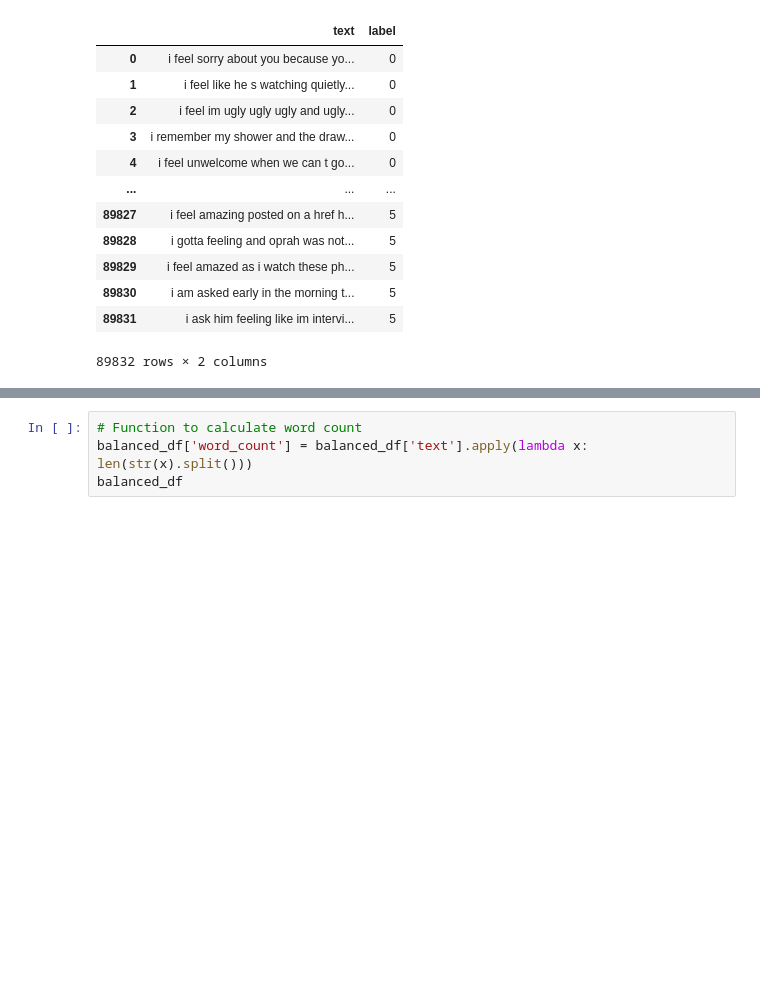
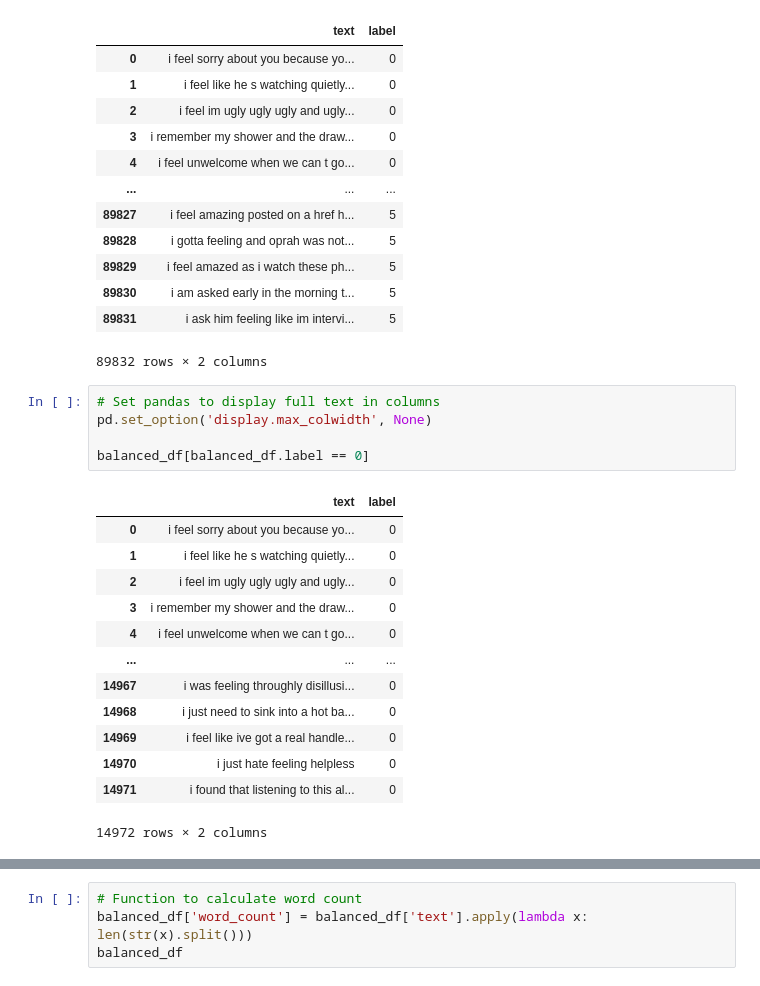
Before and after one commit to Spring-of-Vision/Deep-Learning-NLP, a Jupyter notebook: Bag of Words.ipynb, the cells around one changed output, grey strips where cells are left out. Drawn from its saved outputs; the diff is of its cells as text; blank space fills up the shorter version.

```diff
--- a/Bag of Words.ipynb
+++ b/Bag of Words.ipynb
@@ -114,3 +117,22 @@ balanced_df
 | 89830 | i am asked early in the morning t... | 5 |
 | 89831 | i ask him feeling like im intervi... | 5 |
 89832 rows × 2 columns
+# %%
+# Set pandas to display full text in columns
+pd.set_option('display.max_colwidth', None)
+
+balanced_df[balanced_df.label == 0]
+# %% [output]
+|  | text | label |
+| 0 | i feel sorry about you because yo... | 0 |
+| 1 | i feel like he s watching quietly... | 0 |
+| 2 | i feel im ugly ugly ugly and ugly... | 0 |
+| 3 | i remember my shower and the draw... | 0 |
+| 4 | i feel unwelcome when we can t go... | 0 |
+| ... | ... | ... |
+| 14967 | i was feeling throughly disillusi... | 0 |
+| 14968 | i just need to sink into a hot ba... | 0 |
+| 14969 | i feel like ive got a real handle... | 0 |
+| 14970 | i just hate feeling helpless | 0 |
+| 14971 | i found that listening to this al... | 0 |
+14972 rows × 2 columns
```
Also changed, not shown: parts of 23 cells of this notebook.
